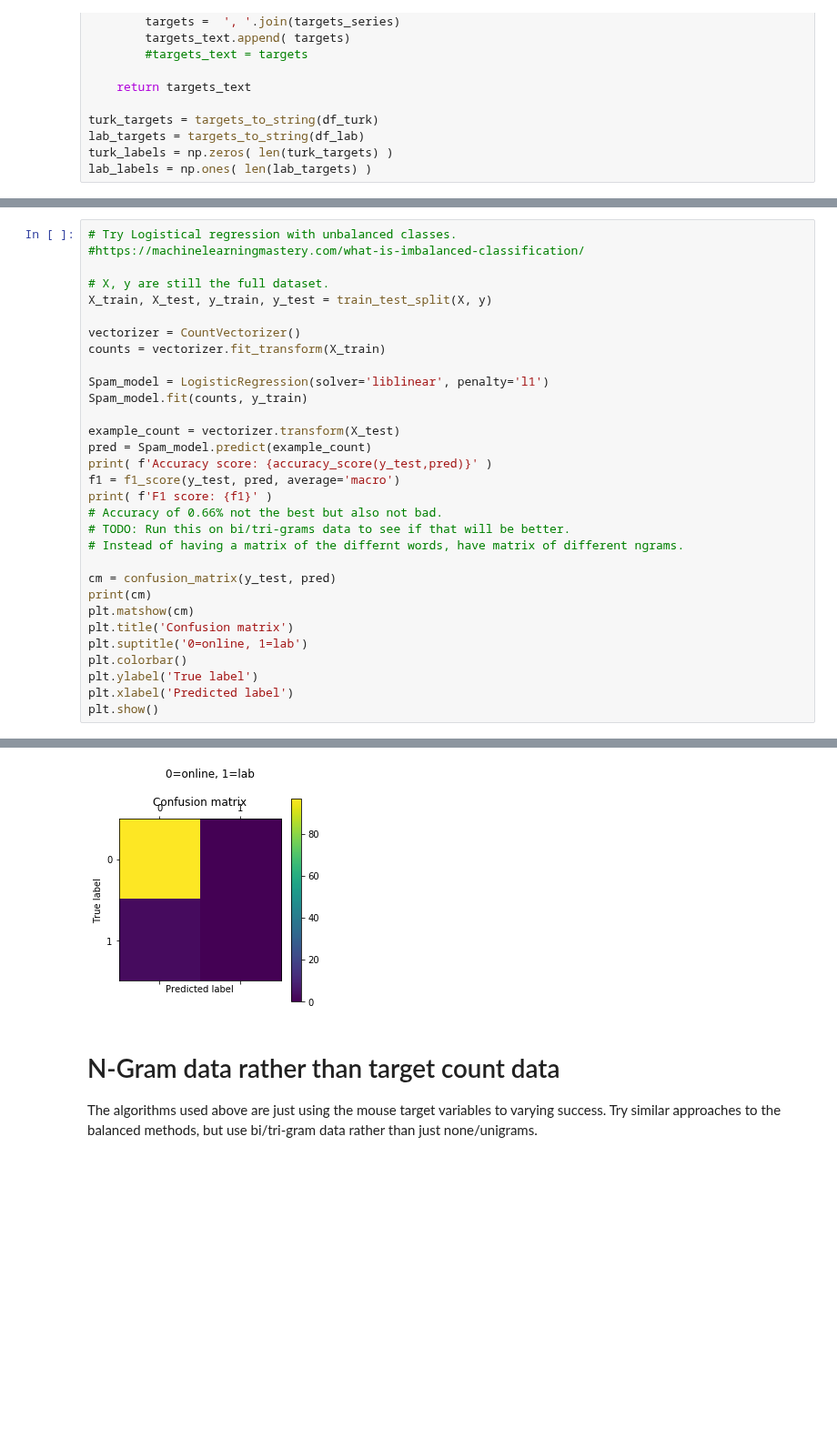
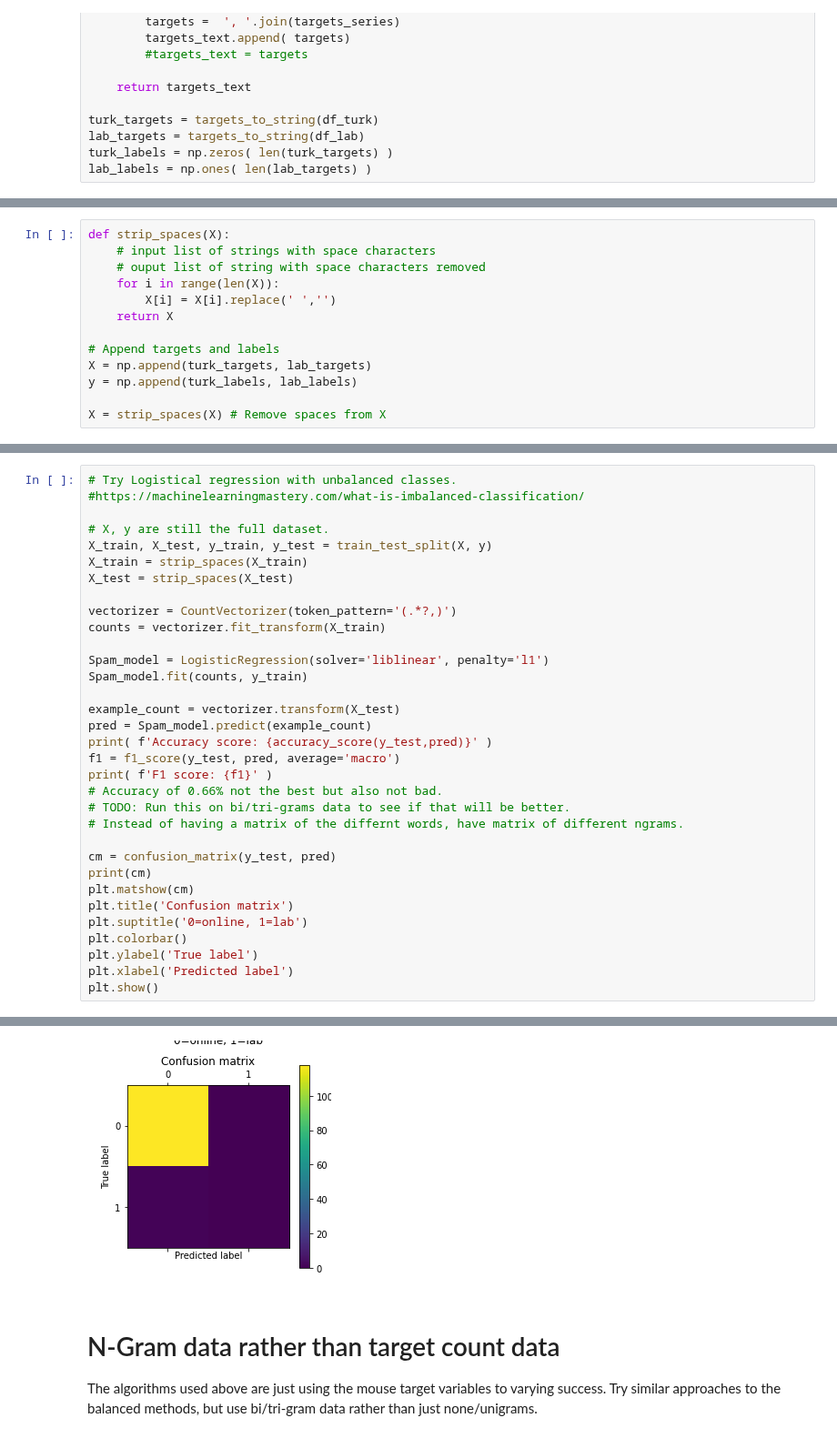
Before and after one commit to DJSaunders1997/Masters-Project, a Jupyter notebook: NLP-Notebook.ipynb, the cells around one changed output, grey strips where cells are left out. Shown at 91% size. Cells and saved outputs as stored; diff of their text form; blank space fills up the shorter version.

Commit message:
Fixed vectorization of targets

```diff
--- a/NLP-Notebook.ipynb
+++ b/NLP-Notebook.ipynb
@@ -452,0 +444,13 @@ len(lab_targets)
+# %%
+def strip_spaces(X):
+    # input list of strings with space characters
+    # ouput list of string with space characters removed
+    for i in range(len(X)):
+        X[i] = X[i].replace(' ','')
+    return X
+
+# Append targets and labels
+X = np.append(turk_targets, lab_targets)
+y = np.append(turk_labels, lab_labels)
+
+X = strip_spaces(X) # Remove spaces from X
@@ -633,8 +642,10 @@ F1 score: 0.8571428571428571
 
 # X, y are still the full dataset.
 X_train, X_test, y_train, y_test = train_test_split(X, y)
+X_train = strip_spaces(X_train)
+X_test = strip_spaces(X_test)
 
-vectorizer = CountVectorizer()
+vectorizer = CountVectorizer(token_pattern='(.*?,)')
 counts = vectorizer.fit_transform(X_train)
 
 Spam_model = LogisticRegression(solver='liblinear', penalty='l1')
@@ -666,4 +677,4 @@ F1 score: 0.49238578680203043
-[figure, old version]
+[figure, new version]
 # %% [markdown]
 # N-Gram data rather than target count data
 
```
Also changed, not shown: parts of 40 cells of this notebook.
